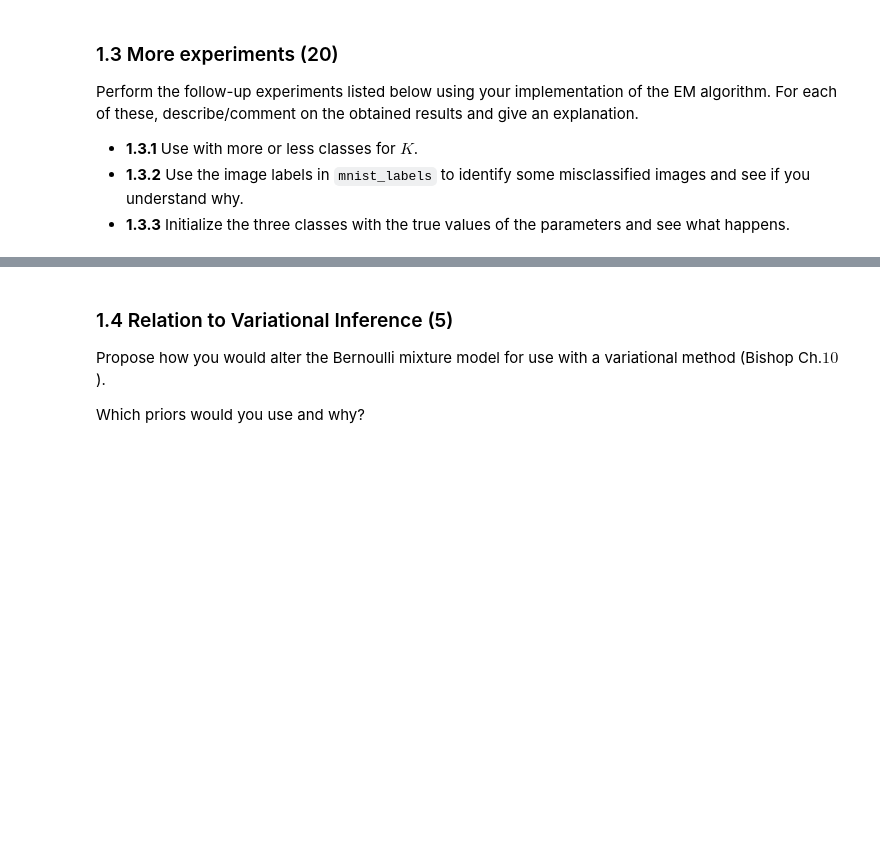
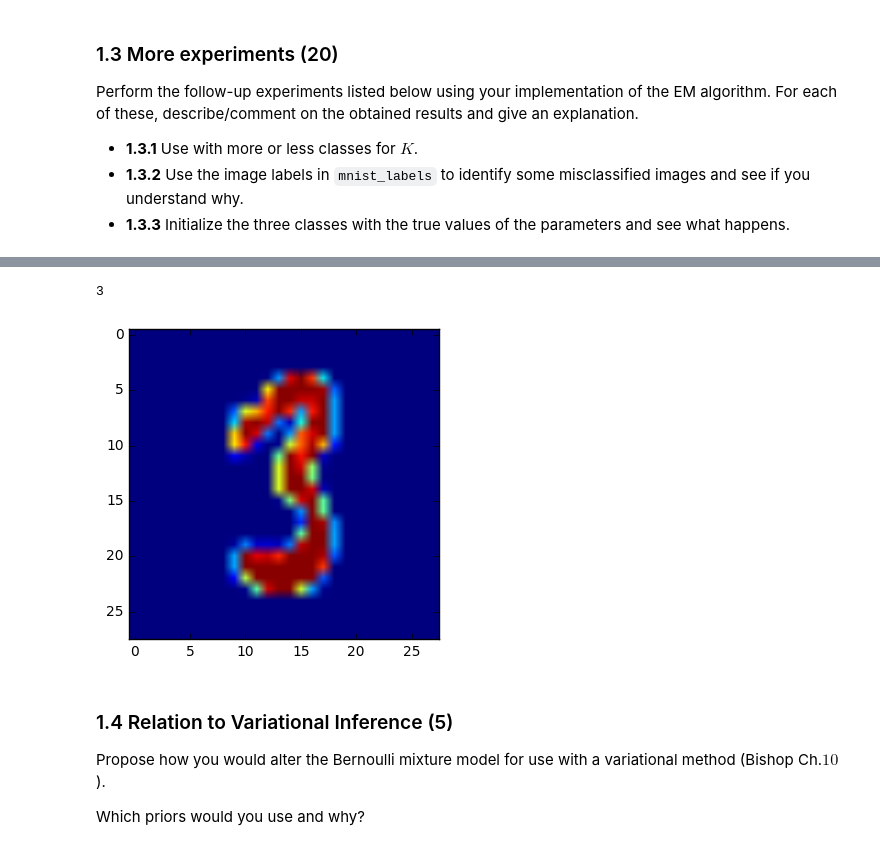
Before and after one commit to Braamling/machine-learning-2, a Jupyter notebook: assignment-3/Lab3-bram.ipynb, the cells around one changed output, grey strips where cells are left out. Cells and saved outputs as stored; diff of their text form; code cells hidden in the pictures; blank space fills up the shorter version.

```diff
--- a/assignment-3/Lab3-bram.ipynb
+++ b/assignment-3/Lab3-bram.ipynb
@@ -312,3 +350,9 @@ visualize_weights(r_mu, 10)
+# %%
+imshow(test_images[5].reshape(mnist_dim))
+print test_labels[5]
+# %% [output]
+3
+[figure, added]
 # %% [markdown]
 ### 1.4 Relation to Variational Inference (5)
 Propose how you would alter the Bernoulli mixture model for use with a variational method (Bishop Ch.$10$).
```
Also changed, not shown: parts of 9 cells of this notebook.
